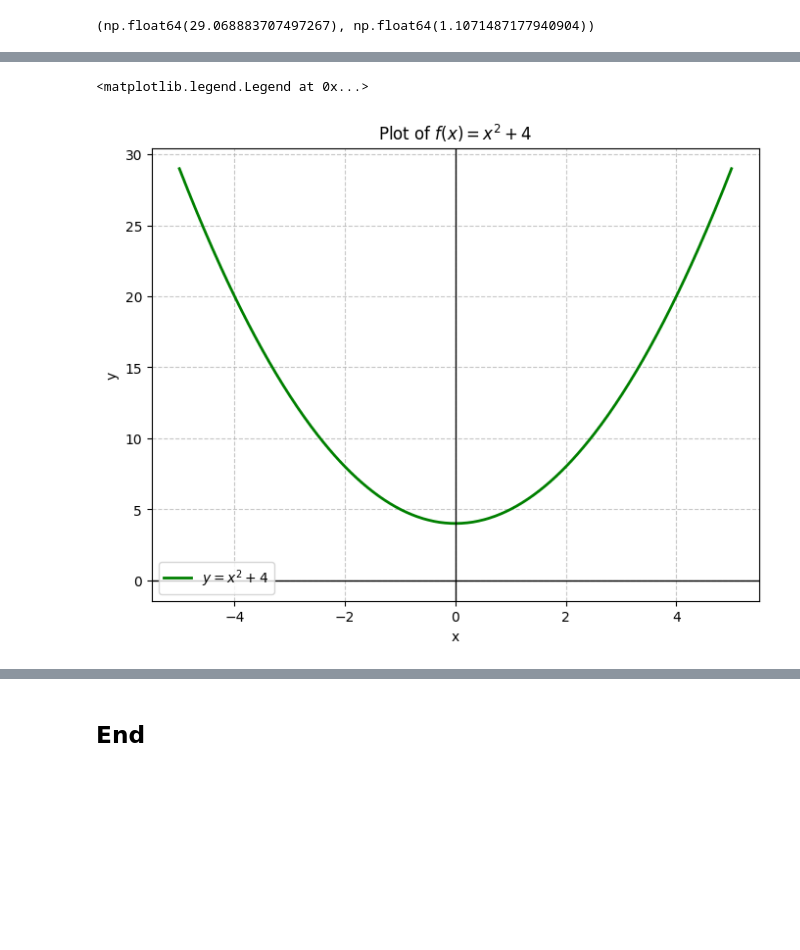
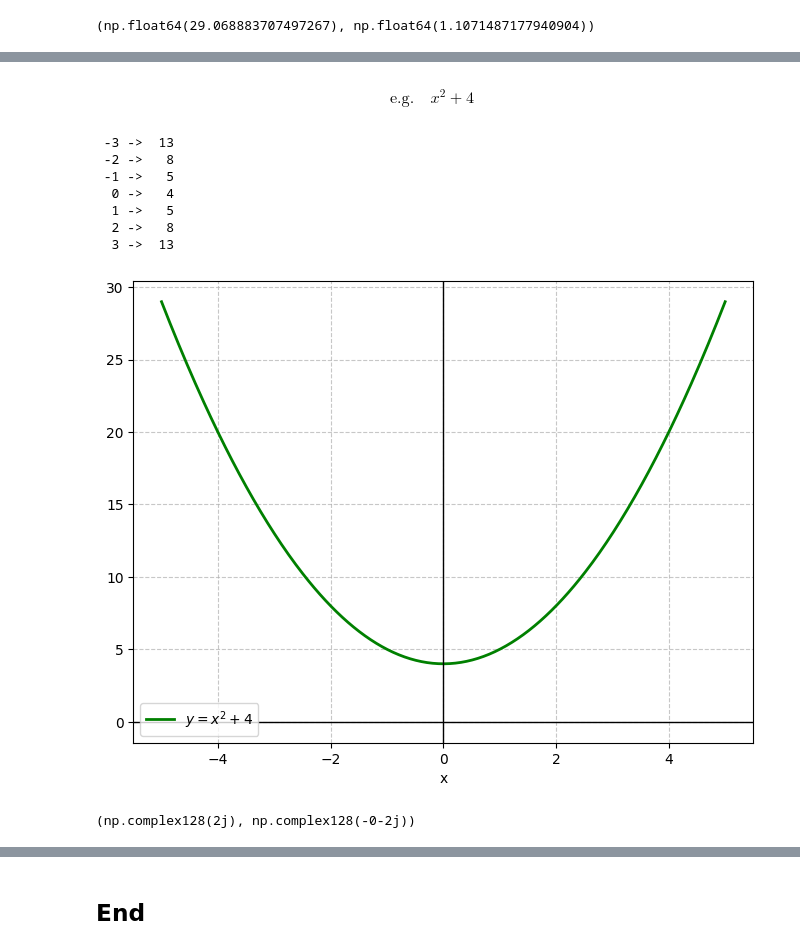
Before and after one commit to ianmcloughlin/emerging-technologies, a Jupyter notebook: notes/math.ipynb, the cells around one changed output, grey strips where cells are left out. Saved outputs shown, nothing was run; the diff lists cells and outputs as text; code cells hidden in the pictures; blank space fills up the shorter version.

```diff
--- a/notes/math.ipynb
+++ b/notes/math.ipynb
@@ -748,22 +802,37 @@ $e^{i \theta} = \cos \theta + i \sin \theta$
+# %% [markdown]
+$$\textrm{e.g.} \quad x^2 + 4$$
+# %%
+# Function.
+def f(x):
+  return x**2 + 4
+# %%
+# Values.
+for x_0 in range(-3, 4):
+  print(f'{x_0:3} -> {f(x_0):3}')
+# %% [output]
+ -3 ->  13
+ -2 ->   8
+ -1 ->   5
+  0 ->   4
+  1 ->   5
+  2 ->   8
+  3 ->  13
 # %%
 # Values.
 x = np.linspace(-5, 5, 400)
-y = x**2 + 4
+y = f(x)
 
 # Create the plot.
 plt.figure(figsize=(8, 6))
 plt.plot(x, y, label=r'$y = x^2 + 4$', color='green', linewidth=2)
 
-# Add x and y axis lines.
+# Grid and axes.
+plt.grid(True, linestyle='--', alpha=0.7)
 plt.axhline(0, color='black', linewidth=1)
 plt.axvline(0, color='black', linewidth=1)
 
-# Labels, title, and grid.
-plt.title(r'Plot of $f(x) = x^2 + 4$')
+# Annotations.
 plt.xlabel('x')
-plt.ylabel('y')
-plt.grid(True, linestyle='--', alpha=0.7)
-plt.legend()
+plt.legend();
 # %% [output]
-<matplotlib.legend.Legend at 0x...>
-[figure, old version]
+[figure, new version]
@@ -769,0 +851,5 @@ plt.legend()
+# %%
+# Roots.
+roots(1.0, 0.0, 4.0)
+# %% [output]
+(np.complex128(2j), np.complex128(-0-2j))
```
Also changed, not shown: parts of 27 cells of this notebook.
